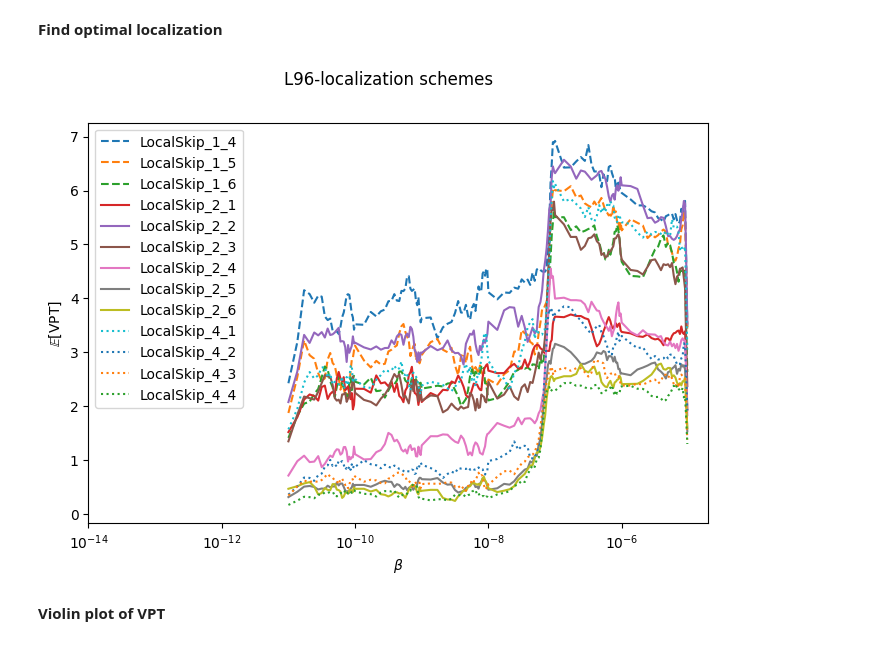
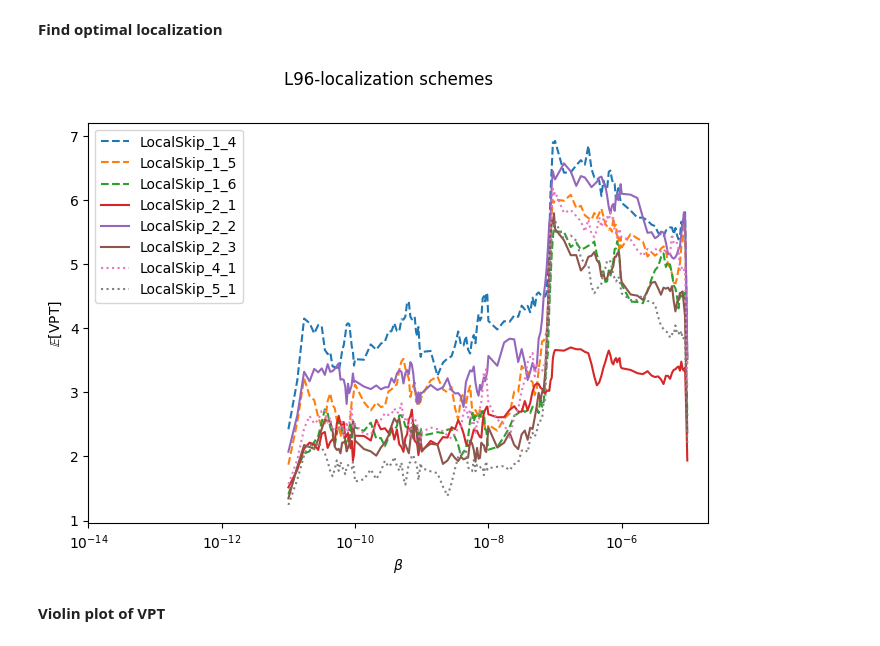
Before and after one commit to pinakm9/DeepRFM, a Jupyter notebook: notebooks/L96.ipynb, the cells around one changed output. Saved outputs shown, nothing was run; the diff lists cells and outputs as text; code cells hidden in the pictures.

```diff
--- a/notebooks/L96.ipynb
+++ b/notebooks/L96.ipynb
@@ -32,36 +32,36 @@ Uo = np.load('../data/L96/train.npy')
 # %%
 config = 'config_local'
 architectures = ['LocalSkip']#, 'LocalDeepSkip']
-GI = [[1, 4], [1, 5], [1, 6], [2, 1], [2, 2], [2, 3], [2, 4], [2, 5], [2, 6], [4, 1], [4, 2], [4, 3], [4, 4]]
+GI = [[1, 4], [1, 5], [1, 6], [2, 1], [2, 2], [2, 3], [4, 1], [5, 1]]
 localizations = [GI, GI]
 D_rB = [[4096, 1]] * len(GI)
 structures = [D_rB, D_rB]
 markers = ['x', 'v']
 fig = plt.figure(figsize=(8, 5.2))
 ax = fig.add_subplot(111)
 smoothing_window = 5
 for i, architecture in enumerate(architectures):
     for j, localization in enumerate(localizations[i]):
         G, I = localization
         D_r, B = structures[i][j]
         if G==1:
             linestyle = 'dashed'
         elif G==2:
             linestyle = 'solid'
         elif G==4:
             linestyle = 'dotted'
         data = pd.read_csv(f'{folder}/{config}/{architecture}_{G}_{I}/beta/beta_D_r-{D_r}_B-{B}.csv')
         x, y = data['beta'], data['tau_f_nmse_mean']
         y = ut.smooth(y, smoothing_window)
         ax.semilogx(x, y, label=f'{architecture}_{G}_{I}', linestyle=linestyle)#, s=20, marker=markers[i])
 ax.legend()
 ax.set_xlabel(r'$\beta$')
 ax.set_ylabel(r'$\mathbb{E}[{\rm VPT}]$')
 ax.set_xlim((1e-14, 2e-5))
 fig.suptitle('L96-localization schemes')
 plt.savefig(f'../data/plots/L96-localization-schemes.png', bbox_inches='tight', dpi=300)
 # %% [output]
-[figure, old version]
+[figure, new version]
 # %% [markdown]
 **Violin plot of VPT**
 # %%
```
Also changed, not shown: 4 other files.
